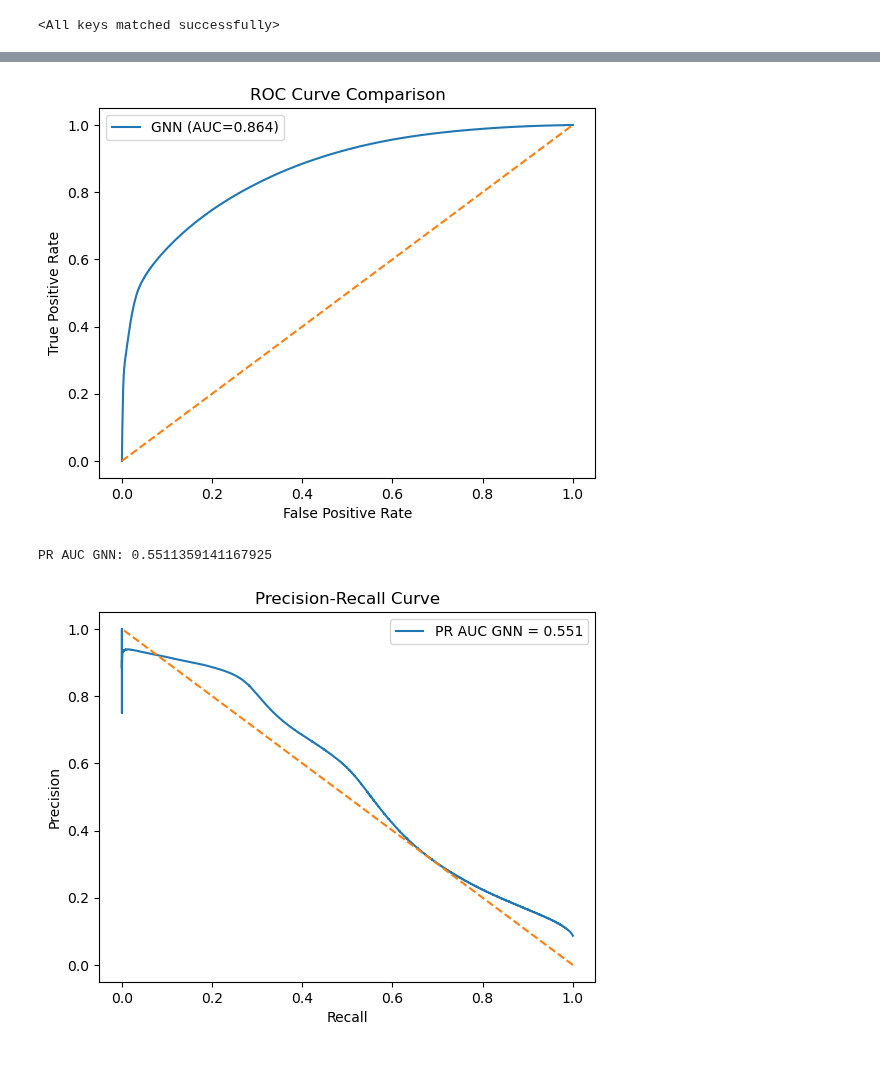
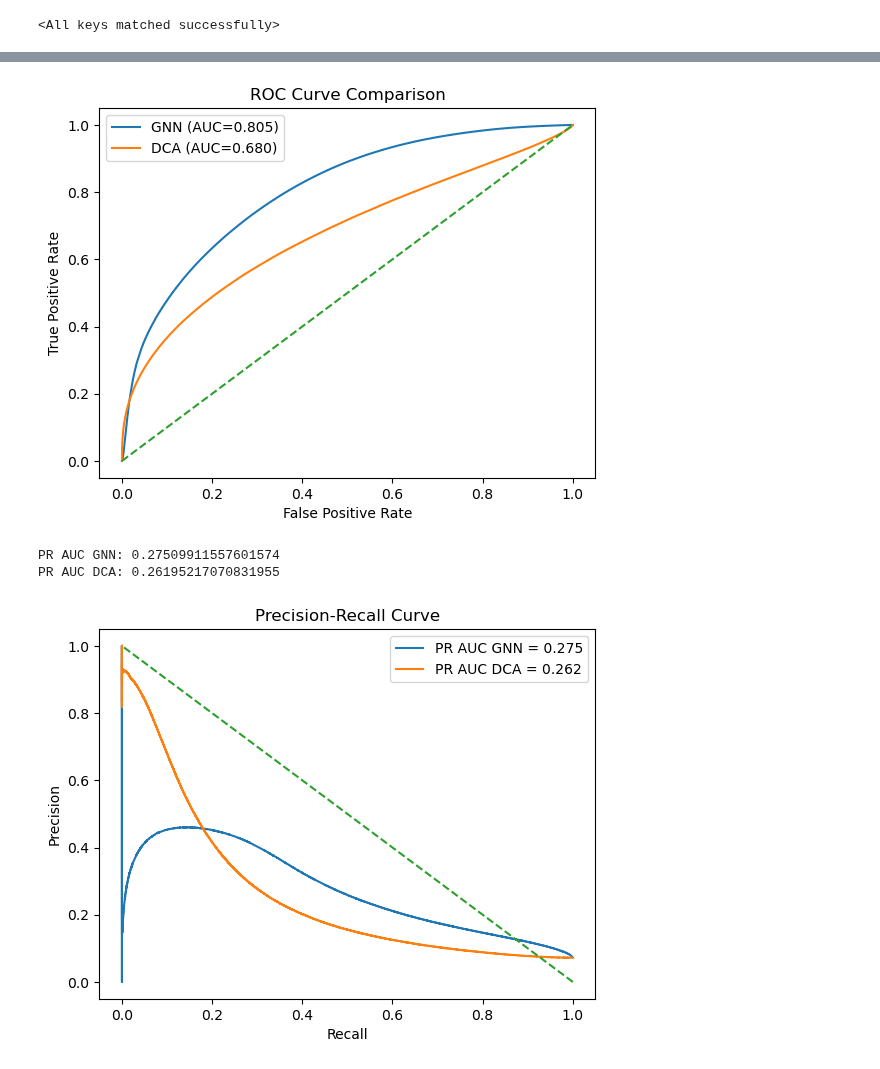
Before and after one commit to Fabiog17/Internship, a Jupyter notebook: GNN_cc_likeDCA.ipynb, the cells around one changed output, grey strips where cells are left out. Saved outputs shown, nothing was run; the diff lists cells and outputs as text; code cells hidden in the pictures.

```diff
--- a/GNN_cc_likeDCA.ipynb
+++ b/GNN_cc_likeDCA.ipynb
@@ -292,12 +294,11 @@ for file in os.listdir(folder_path):
 
     try:
         distance_map, __ = distance_map_PDB(pdb_path, chain_id, output_map_file)
-        true_contact_map = contact_from_distance(distance_map, threshold=8.0)
 
         L= distance_map.shape[0]
         K = 5 * L
         noisy_contact_map, __ = sample_noisy_contact_map_from_distance(distance_map,p_detect_by_r,K,threshold=8.0,seed=1)
-        data = build_graph_contact(noisy_contact_map, true_contact_map)
+        data = build_graph_contact(noisy_contact_map, distance_map)
         all_data.append(data)
     except:
         print(f"Some error occurred in the sequence {file}")
@@ -835,7 +851,8 @@ def graph_to_matrix(data, values):
 
     return mat
 # %%
-pos=3
+
+pos=4
 #worst case
 
 i=0
@@ -849,14 +866,14 @@ with torch.no_grad():
 batch=test_data[pos]
 print(batch)
 
-mask = batch.edge_mask & batch.pair_mask
+
 
 scores = torch.sigmoid(pred_logits.squeeze(-1))
 # threshold=0.8
 # scores= (scores>= threshold).float()
 pred_contact_map = graph_to_matrix(batch, scores.cpu())
 true_contact_map = graph_to_matrix(batch, batch.y.cpu())
-noisy_contact_map_map = graph_to_matrix(batch, batch.edge_attr.cpu())
+noisy_contact_map = graph_to_matrix(batch, batch.edge_attr.cpu())
 
 
 
@@ -873,7 +890,7 @@ axes[1].set_title("True Contact Map")
 plt.colorbar(im1, ax=axes[1], fraction=0.046, pad=0.04)
 
 # --- Original Noisy Contact Map ---
-im2 = axes[2].imshow(noisy_contact_map_map, cmap='coolwarm', origin='lower')
+im2 = axes[2].imshow(noisy_contact_map, cmap='coolwarm', origin='lower')
 axes[2].set_title("Noisy Contact Map")
 plt.colorbar(im2, ax=axes[2], fraction=0.046, pad=0.04)
 
@@ -899,17 +916,51 @@ for file in os.listdir(folder_path):
         distance_map=loaded['distance_map']
         contact_map_DCA=loaded['dca']
 
-        true_contact_map = contact_from_distance(distance_map, threshold=8.0)
+
         k = 5*len(sequence)
         binary_map = top_k_mask(contact_map_DCA, k)
 
-        data = build_graph_contact(binary_map, true_contact_map)
+        data = build_graph_contact(binary_map, distance_map)
 
         dca_data.append(data)
 
 test_dca_loader = DataLoader(dca_data, batch_size=1, shuffle=False)
 # %%
 from sklearn.metrics import auc, precision_score, recall_score, f1_score, average_precision_score, roc_curve
+
+
+all_scores = []
+all_labels = []
+
+min_sep=5
+for file in os.listdir(folder_path):
+    if file.endswith(".pkl"):
+        with open(os.path.join(folder_path, file), "rb") as f:
+            loaded = pickle.load(f)
+
+        sequence = loaded['sequence']
+        distance_map = loaded['distance_map']
+        contact_map_DCA = loaded['dca']
+
+        true_contact_map = contact_from_distance(distance_map, threshold=8.0)
+
+        L = len(sequence)
+        i, j = np.indices((L, L))
+
+        mask = (np.isfinite(distance_map) & (np.abs(i - j) >= min_sep) & (i < j))
+        # Flatten
+        scores = contact_map_DCA[mask].flatten()
+        labels = true_contact_map[mask].flatten()
+
+        all_scores.append(scores)
+        all_labels.append(labels)
+
+all_scores = np.concatenate(all_scores)
+all_labels = np.concatenate(all_labels)
+
+
+
+
 
 model.eval()
 
@@ -945,6 +996,9 @@ recall = recall_score(true_contacts, pred_contacts, zero_division=0)
 f1 = f1_score(true_contacts, pred_contacts, zero_division=0)
 auprc = average_precision_score(true_contacts, all_probs.numpy())
 
+
+
+
 print(f"Precision of the GNN: {np.mean(precision)}")
 print(f"Recall of the GNN: {np.mean(recall)}")
 print(f"F1 of the GNN: {np.mean(f1)}")
@@ -956,12 +1010,22 @@ print(f"AUPRC of the GNN: {np.mean(auprc)}")
 fpr, tpr, _ = roc_curve(all_true, all_probs)
 roc_auc = auc(fpr, tpr)
 
+
 print("Validation ROC AUC GNN:", roc_auc)
+
+
+fpr_dca, tpr_dca, _ = roc_curve(all_labels, all_scores)
+roc_auc_dca = auc(fpr_dca, tpr_dca)
+
+
+print("Validation ROC AUC GNN:", roc_auc_dca)
 
 
 plt.figure()
 
 plt.plot(fpr, tpr, label=f"GNN (AUC={roc_auc:.3f})")
+plt.plot(fpr_dca, tpr_dca, label=f"DCA (AUC={roc_auc_dca:.3f})")
+
 
 plt.plot([0, 1], [0, 1], linestyle='--')
 
@@ -982,8 +1046,16 @@ pr_auc = auc(recall, precision)
 print("PR AUC GNN:", pr_auc)
 
 
+
+precision_dca, recall_dca, _ = precision_recall_curve(all_labels, all_scores)
+pr_auc_dca = auc(recall_dca, precision_dca)
+
+
+print("PR AUC DCA:", pr_auc_dca)
+
 plt.figure()
 plt.plot(recall, precision, label=f"PR AUC GNN = {pr_auc:.3f}")
+plt.plot(recall_dca, precision_dca, label=f"PR AUC DCA = {pr_auc_dca:.3f}")
 plt.plot([1, 0], [0, 1], linestyle='--')
 plt.xlabel("Recall")
 plt.ylabel("Precision")
@@ -1000,6 +1073,7 @@ Validation ROC AUC GNN: 0.8636399173988899
-[figure, old version]
+[figure, new version]
-PR AUC GNN: 0.5511359141167925
+PR AUC GNN: 0.27509911557601574
+PR AUC DCA: 0.26195217070831955
-[figure, old version]
+[figure, new version]
 # %%
 def precision_at_kL_dca_per_graph(batch, k):
     scores = batch.edge_attr.squeeze(-1)  # DCA scores
```
Also changed, not shown: parts of 14 cells of this notebook, 1 other file.
